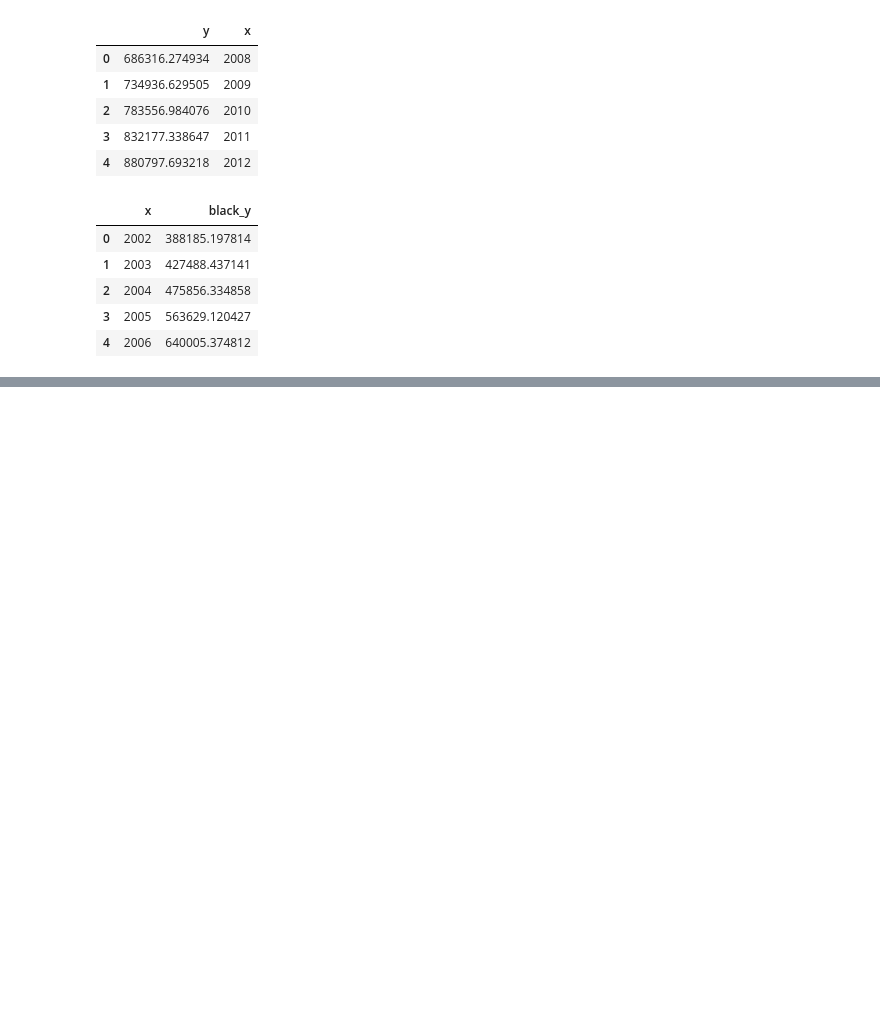
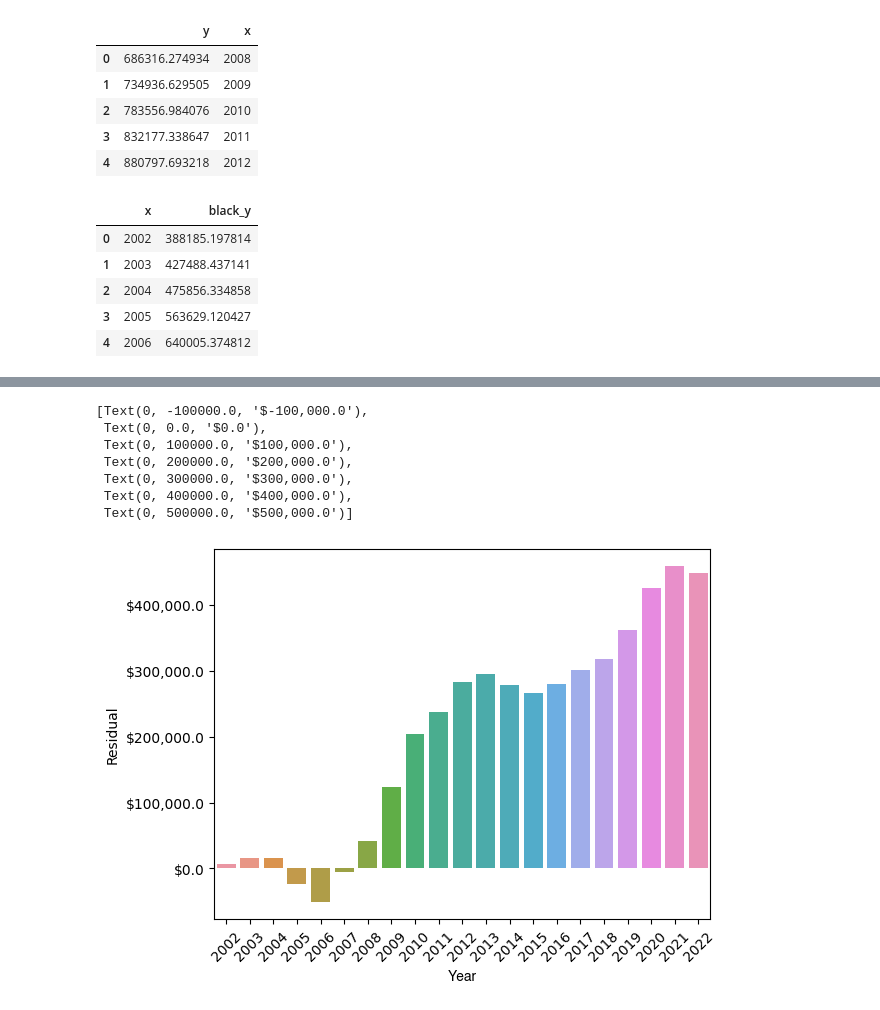
Before and after one commit to hpuma/Airbnb_Rental_Project, a Jupyter notebook: sy_linear_regression.ipynb, the cells around one changed output, grey strips where cells are left out. Drawn from its saved outputs; the diff is of its cells as text; code cells hidden in the pictures; blank space fills up the shorter version.

```diff
--- a/sy_linear_regression.ipynb
+++ b/sy_linear_regression.ipynb
@@ -199,3 +195,33 @@ plot_df
 | 19 | 1.269761e+06 | 2020 | 845339.889831 | 424420.639955 |
 | 20 | 1.318381e+06 | 2021 | 860057.260358 | 458323.623998 |
 | 21 | 1.367001e+06 | 2022 | 918546.994350 | 448454.244577 |
+# %%
+# make the bar chart
+
+plot_df.head()
+fig, ax = plt.subplots()
+
+sns.barplot(x=plot_df["x"], y = plot_df["residual"])
+
+plt.xlabel('Year', {'fontname':'Helvetica'})
+plt.ylabel('Residual')
+plt.title('')
+
+plt.xticks(rotation=45)
+yticks = ax.get_yticks()
+ax.set_yticklabels(["${x:,}".format(x=x) for x in yticks])
+
+
+# green for above (positive)
+# red for below (negative)
+
+# gradient ?
+# %% [output]
+[Text(0, -100000.0, '$-100,000.0'),
+ Text(0, 0.0, '$0.0'),
+ Text(0, 100000.0, '$100,000.0'),
+ Text(0, 200000.0, '$200,000.0'),
+ Text(0, 300000.0, '$300,000.0'),
+ Text(0, 400000.0, '$400,000.0'),
+ Text(0, 500000.0, '$500,000.0')]
+[figure, added]
```
Also changed, not shown: parts of 2 cells of this notebook.
